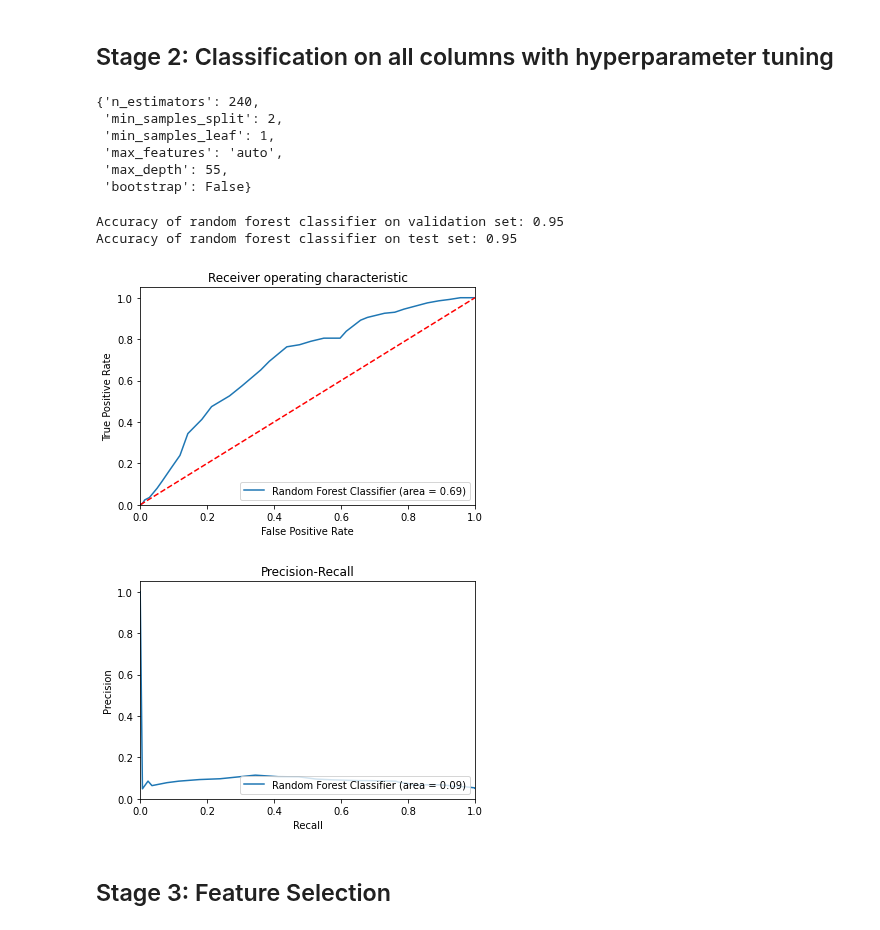
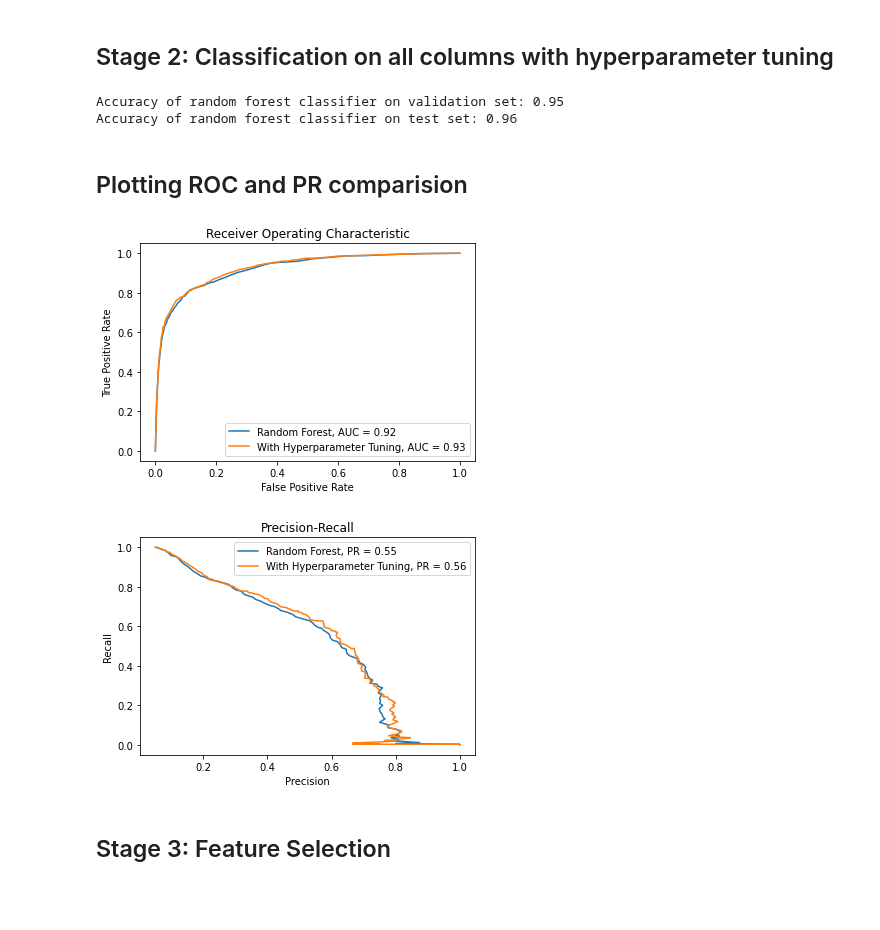
Before and after one commit to claudia-07/DSA4262-ACMXZ, a Jupyter notebook: modelling/rf_claudia.ipynb, the cells around one changed output. Cells and saved outputs as stored; diff of their text form; code cells hidden in the pictures; blank space fills up the shorter version.

Commit message:
editing of classification function to combine plots

```diff
--- a/modelling/rf_claudia.ipynb
+++ b/modelling/rf_claudia.ipynb
@@ -15,27 +21,27 @@ Note: Labels have to be converted to integer for ROC AUC computation
 # %%
 ## Load in Training Set
-X_train_path = "data/new_preprocessed_data/training/X_train_enc.parquet"
+X_train_path = "data/preprocessed_data/training/X_train_enc.parquet"
 X_train = pd.read_parquet(X_train_path)
 
-y_train_path = "data/new_preprocessed_data/training/y_train.parquet"
+y_train_path = "data/preprocessed_data/training/y_train.parquet"
 y_train = pd.read_parquet(y_train_path)
 y_train = pd.DataFrame(y_train['label'].astype(int)) ## convert labels to int for roc auc calculation
 
 
 ## Load in Test Set
-X_test_path = "data/new_preprocessed_data/test/X_test_enc.parquet"
+X_test_path = "data/preprocessed_data/test/X_test_enc.parquet"
 X_test = pd.read_parquet(X_test_path)
 
-y_test_path = "data/new_preprocessed_data/test/y_test.parquet"
+y_test_path = "data/preprocessed_data/test/y_test.parquet"
 y_test = pd.read_parquet(y_test_path)
 y_test = pd.DataFrame(y_test['label'].astype(int)) ## convert labels to int for roc auc calculation
 
 
 ## Load in Validation Set
-X_val_path = "data/new_preprocessed_data/validation/X_val_enc.parquet"
+X_val_path = "data/preprocessed_data/validation/X_val_enc.parquet"
 X_val = pd.read_parquet(X_val_path)
 
-y_val_path = "data/new_preprocessed_data/validation/y_val.parquet"
+y_val_path = "data/preprocessed_data/validation/y_val.parquet"
 y_val = pd.read_parquet(y_val_path)
 y_val = pd.DataFrame(y_val['label'].astype(int)) ## convert labels to int for roc auc calculation
 # %% [markdown]
@@ -161,5 +199,6 @@ def var_selection(X_train, y_train, model, method = SelectFromModel):
 # %% [markdown]
 ## Stage 1: Classification on all columns
 # %%
-random_forest(X_train, y_train, X_val, y_val, X_test, y_test)
+base = random_forest(X_train, y_train, X_val, y_val, X_test, y_test)
+base
 # %% [output]
@@ -172,22 +226,37 @@ Accuracy of random forest classifier on test set: 0.72
 # %%
 best_param_all = params_tuning(random_grid, X_train, y_train)
 best_param_all
-# %% [output]
-{'n_estimators': 240,
- 'min_samples_split': 2,
- 'min_samples_leaf': 1,
- 'max_features': 'auto',
- 'max_depth': 55,
- 'bootstrap': False}
 # %%
-random_forest(X_train, y_train, X_val, y_val, X_test, y_test,
+tuning = random_forest(X_train, y_train, X_val, y_val, X_test, y_test,
                 n_estimators = 240, max_features = "auto", max_depth = 55,
                 min_samples_split = 2, min_samples_leaf = 1, bootstrap = False)
 # %% [output]
 Accuracy of random forest classifier on validation set: 0.95
-Accuracy of random forest classifier on test set: 0.95
+Accuracy of random forest classifier on test set: 0.96
-[figure, removed]
-[figure, removed]
+# %% [markdown]
+## Plotting ROC and PR comparision
+# %%
+## use for loop
+
+for model, title in zip([base, tuning], ["Random Forest", "With Hyperparameter Tuning"]):
+    plt.plot(model["fpr"], model["tpr"], label = f"{title}, AUC = %0.2f" % model["roc"])
+    plt.xlabel('False Positive Rate')
+    plt.ylabel('True Positive Rate')
+    plt.title('Receiver Operating Characteristic')
+    plt.legend()
+# %% [output]
+[figure, added]
+# %%
+## use for loop
+
+for model, title in zip([base, tuning], ["Random Forest", "With Hyperparameter Tuning"]):
+    plt.plot(model["precision"], model["recall"], label = f"{title}, PR = %0.2f" % model["pr"])
+    plt.xlabel('Precision')
+    plt.ylabel('Recall')
+    plt.title('Precision-Recall')
+    plt.legend()
+# %% [output]
+[figure, added]
 # %% [markdown]
 ## Stage 3: Feature Selection
 # %%
```
Also changed, not shown: parts of 4 cells of this notebook.
